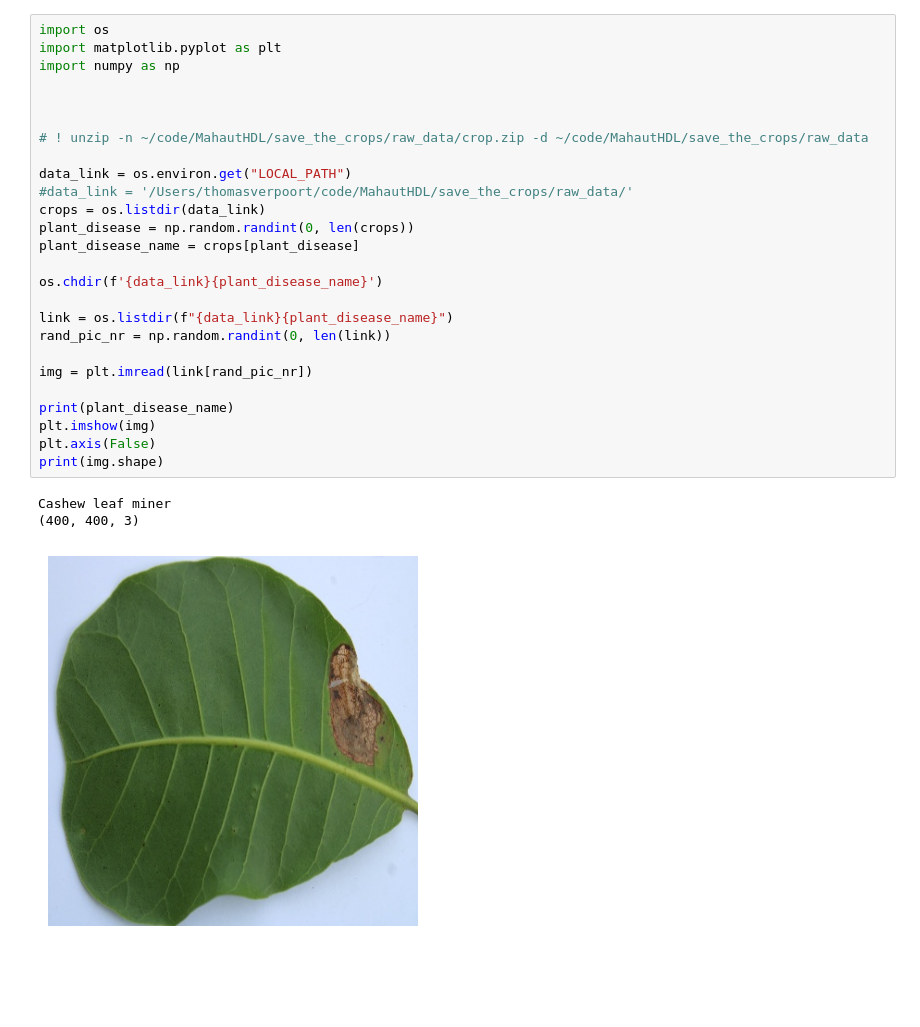
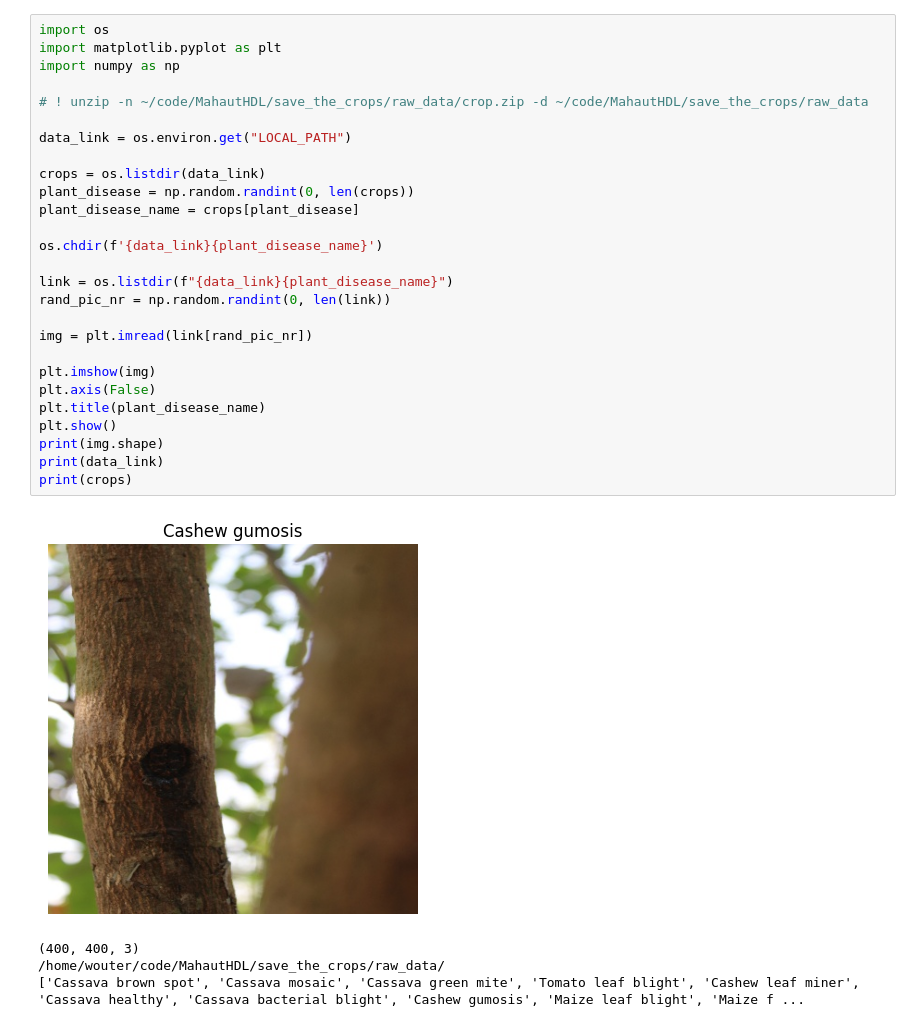
Before and after one commit to MahautHDL/save_the_crops, a Jupyter notebook: notebooks/save_the_crops.ipynb, the cells around one changed output. Saved outputs shown, nothing was run; the diff lists cells and outputs as text; blank space fills up the shorter version.

```diff
--- a/notebooks/save_the_crops.ipynb
+++ b/notebooks/save_the_crops.ipynb
@@ -1,30 +1,32 @@
 # %%
 import os
 import matplotlib.pyplot as plt
 import numpy as np
 
-
-
 # ! unzip -n ~/code/MahautHDL/save_the_crops/raw_data/crop.zip -d ~/code/MahautHDL/save_the_crops/raw_data
 
 data_link = os.environ.get("LOCAL_PATH")
-#data_link = '/Users/thomasverpoort/code/MahautHDL/save_the_crops/raw_data/'
+
 crops = os.listdir(data_link)
 plant_disease = np.random.randint(0, len(crops))
 plant_disease_name = crops[plant_disease]
 
 os.chdir(f'{data_link}{plant_disease_name}')
 
 link = os.listdir(f"{data_link}{plant_disease_name}")
 rand_pic_nr = np.random.randint(0, len(link))
 
 img = plt.imread(link[rand_pic_nr])
 
-print(plant_disease_name)
 plt.imshow(img)
 plt.axis(False)
+plt.title(plant_disease_name)
+plt.show()
 print(img.shape)
+print(data_link)
+print(crops)
 # %% [output]
+[figure, new version]
-Cashew leaf miner
 (400, 400, 3)
+/home/wouter/code/MahautHDL/save_the_crops/raw_data/
+['Cassava brown spot', 'Cassava mosaic', 'Cassava green mite', 'Tomato leaf blight', 'Cashew leaf miner', 'Cassava healthy', 'Cassava bacterial blight', 'Cashew gumosis', 'Maize leaf blight', 'Maize f ...
-[figure, old version]
```
Also changed, not shown: parts of 3 cells of this notebook, 2 other files.
